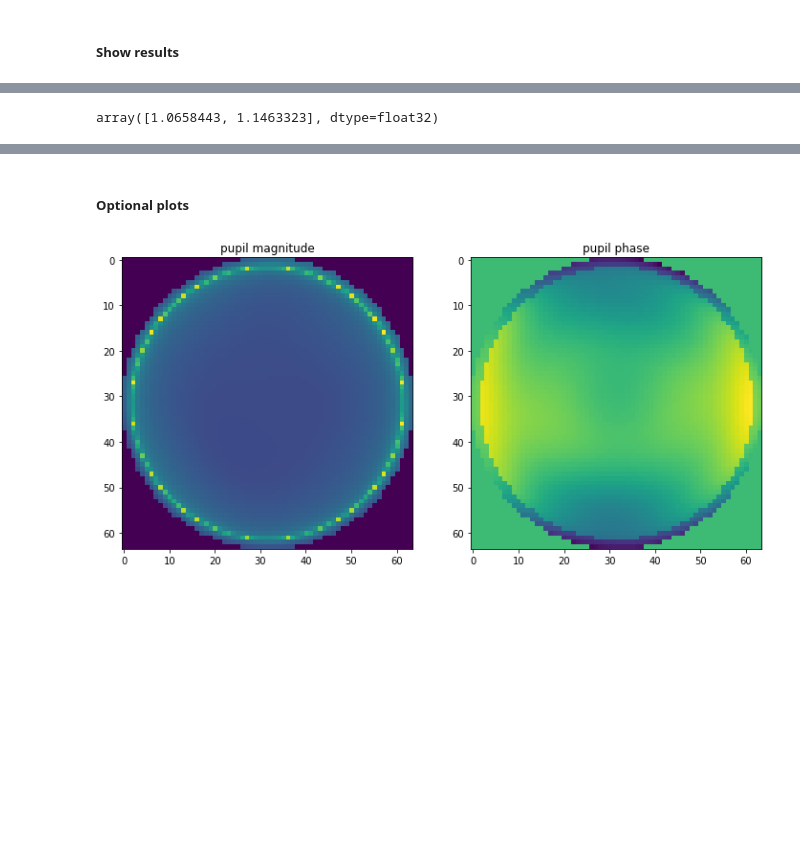
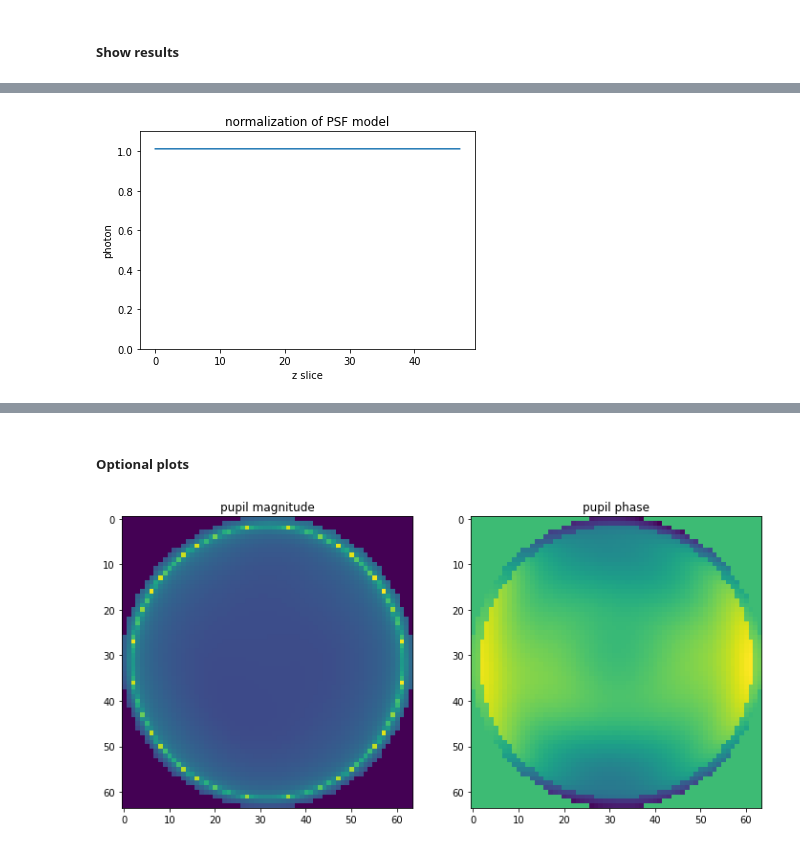
Before and after one commit to ries-lab/uiPSF, a Jupyter notebook: demo/demo_beadPSF_1ch.ipynb, the cells around one changed output, grey strips where cells are left out. Drawn from its saved outputs; the diff is of its cells as text; code cells hidden in the pictures; blank space fills up the shorter version.

```diff
--- a/demo/demo_beadPSF_1ch.ipynb
+++ b/demo/demo_beadPSF_1ch.ipynb
@@ -96,9 +99,14 @@ f:
  rois:
      ['cor', 'fileID', 'image_size', 'psf_data', 'psf_fit']
-# %%
-f.res.sigma
-# %% [output]
-array([1.0658443, 1.1463323], dtype=float32)
+# %%
+plt.plot(np.sum(f.res.I_model,axis=(-1,-2)))
+plt.ylim([0,1.1])
+plt.xlabel("z slice")
+plt.ylabel("photon")
+plt.title("normalization of PSF model")
+plt.show()
+# %% [output]
+[figure, added]
 # %%
 showpsfvsdata(f,p,index=0)
 # %% [output]
```
Also changed, not shown: parts of 7 cells of this notebook, 3 other files.
